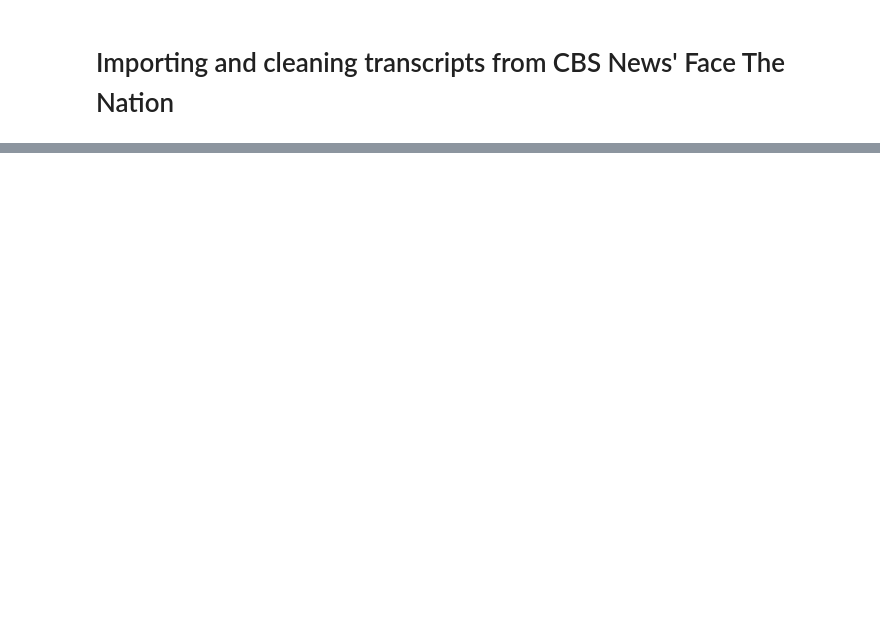
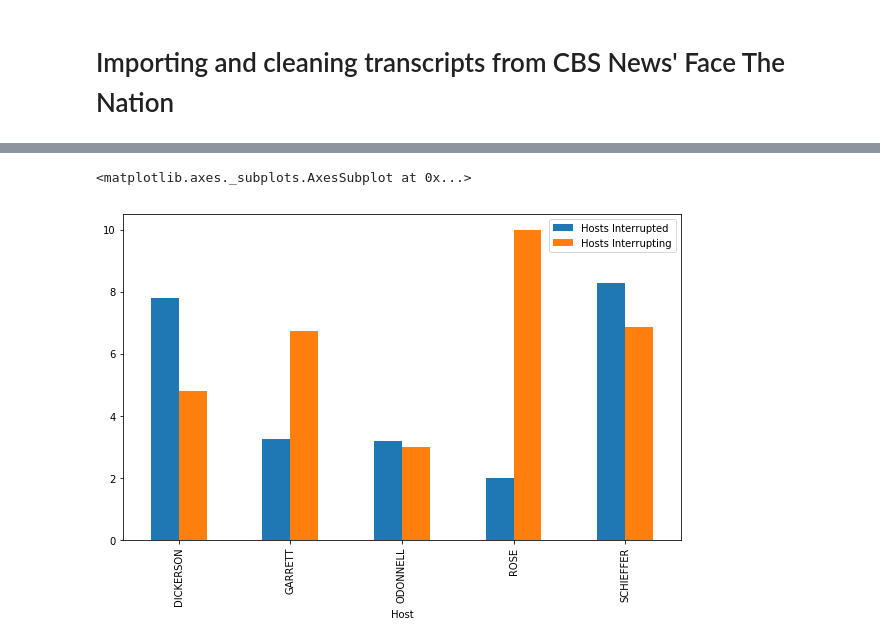
Before and after one commit to antcarro/DataIncubation, a Jupyter notebook: FTN-analysis.ipynb, the cells around one changed output, grey strips where cells are left out. Drawn from its saved outputs; the diff is of its cells as text; code cells hidden in the pictures; blank space fills up the shorter version.

Commit message:
changed file to include graphics

```diff
--- a/FTN-analysis.ipynb
+++ b/FTN-analysis.ipynb
@@ -344,0 +177,18 @@ Here, we have to do some processing. First, we remove the metadata by
+# %%
+def name_replacement(short_name,new_name):
+    if short_name in new_name or new_name in short_name:
+        return short_name
+    else:
+        return new_name
+# %%
+for name in ['GARRETT','SCHIEFFER','ODONNELL','ROSE','DICKERSON']:
+    df['Host']=df['Host'].apply(lambda x: name_replacement(name,x))
+# %%
+plt.rcParams['figure.figsize']=(10,6)
+# %%
+statistics=df.groupby('Host').mean()
+# %%
+statistics[['Hosts Interrupted','Hosts Interrupting']].plot.bar()
+# %% [output]
+<matplotlib.axes._subplots.AxesSubplot at 0x...>
+[figure, added]
```
Also changed, not shown: parts of 38 cells of this notebook.
